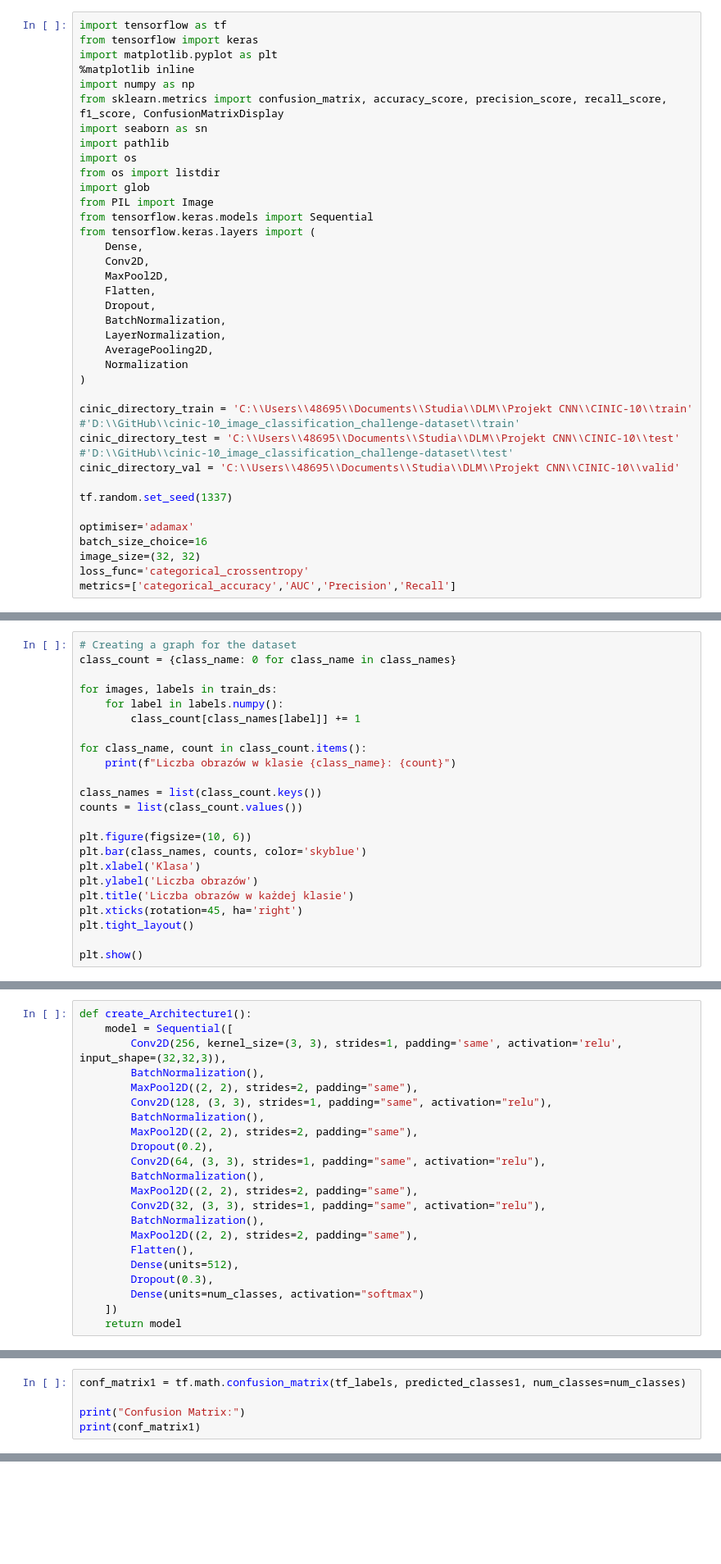
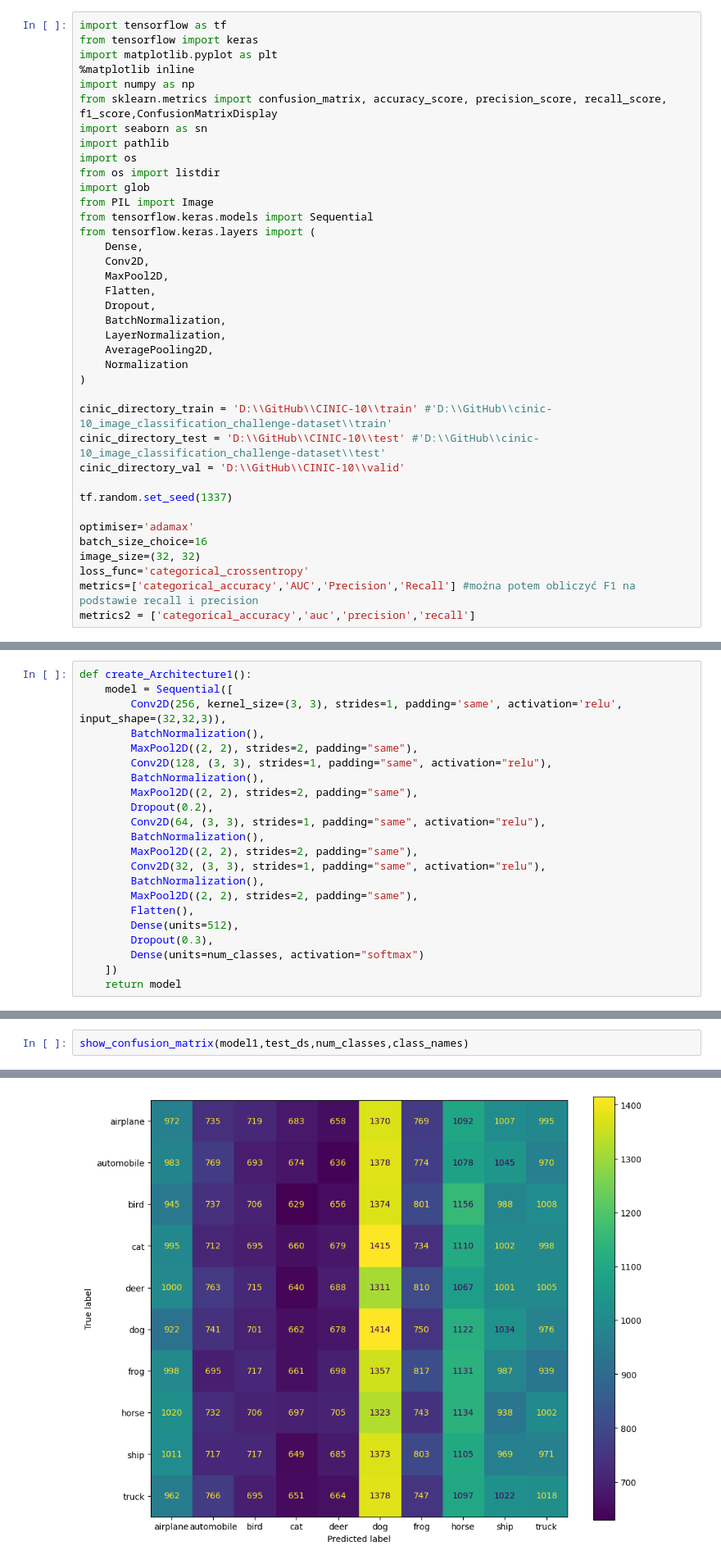
Before and after one commit to pasterzewa/CNN-DL-Project, a Jupyter notebook: main.ipynb, the cells around one changed output, grey strips where cells are left out. Shown at 82% size. Saved outputs shown, nothing was run; the diff lists cells and outputs as text; blank space fills up the shorter version.

```diff
--- a/main.ipynb
+++ b/main.ipynb
@@ -6,7 +6,7 @@ from tensorflow import keras
 import matplotlib.pyplot as plt
 %matplotlib inline
 import numpy as np
-from sklearn.metrics import confusion_matrix, accuracy_score, precision_score, recall_score, f1_score, ConfusionMatrixDisplay
+from sklearn.metrics import confusion_matrix, accuracy_score, precision_score, recall_score, f1_score,ConfusionMatrixDisplay
 import seaborn as sn
 import pathlib
 import os
@@ -26,9 +26,9 @@ from tensorflow.keras.layers import (
     Normalization
 )
 
-cinic_directory_train = 'C:\\Users\\48695\\Documents\\Studia\\DLM\\Projekt CNN\\CINIC-10\\train' #'D:\\GitHub\\cinic-10_image_classification_challenge-dataset\\train'
-cinic_directory_test = 'C:\\Users\\48695\\Documents\\Studia\\DLM\\Projekt CNN\\CINIC-10\\test' #'D:\\GitHub\\cinic-10_image_classification_challenge-dataset\\test'
-cinic_directory_val = 'C:\\Users\\48695\\Documents\\Studia\\DLM\\Projekt CNN\\CINIC-10\\valid'
+cinic_directory_train = 'D:\\GitHub\\CINIC-10\\train' #'D:\\GitHub\\cinic-10_image_classification_challenge-dataset\\train'
+cinic_directory_test = 'D:\\GitHub\\CINIC-10\\test' #'D:\\GitHub\\cinic-10_image_classification_challenge-dataset\\test'
+cinic_directory_val = 'D:\\GitHub\\CINIC-10\\valid'
 
 tf.random.set_seed(1337)
 
@@ -36,4 +36,5 @@ optimiser='adamax'
 batch_size_choice=16
 image_size=(32, 32)
 loss_func='categorical_crossentropy'
-metrics=['categorical_accuracy','AUC','Precision','Recall']
+metrics=['categorical_accuracy','AUC','Precision','Recall'] #można potem obliczyć F1 na podstawie recall i precision
+metrics2 = ['categorical_accuracy','auc','precision','recall']
@@ -119,29 +117,6 @@ WARNING:tensorflow:From C:\Users\48695\anaconda3\Lib\site-packages\keras\src\bac
 # %%
 true_labels = np.concatenate([y for x, y in test_ds], axis=0)
 tf_labels = tf.argmax(true_labels, axis=1).numpy()
-# %%
-# Creating a graph for the dataset
-class_count = {class_name: 0 for class_name in class_names}
-
-for images, labels in train_ds:
-    for label in labels.numpy():
-        class_count[class_names[label]] += 1
-
-for class_name, count in class_count.items():
-    print(f"Liczba obrazów w klasie {class_name}: {count}")
-
-class_names = list(class_count.keys())
-counts = list(class_count.values())
-
-plt.figure(figsize=(10, 6))
-plt.bar(class_names, counts, color='skyblue')
-plt.xlabel('Klasa')
-plt.ylabel('Liczba obrazów')
-plt.title('Liczba obrazów w każdej klasie')
-plt.xticks(rotation=45, ha='right')
-plt.tight_layout()
-
-plt.show()
 # %% [markdown]
 # First model architecture
 # %%
@@ -238,6 +182,3 @@ predicted_classes1 = np.argmax(predictions1, axis=1)
 # %%
-conf_matrix1 = tf.math.confusion_matrix(tf_labels, predicted_classes1, num_classes=num_classes)
-
-print("Confusion Matrix:")
-print(conf_matrix1)
+show_confusion_matrix(model1,test_ds,num_classes,class_names)
 # %% [output]
@@ -255,0 +186 @@ tf.Tensor(
+[figure, added]
```
Also changed, not shown: parts of 47 cells of this notebook.
